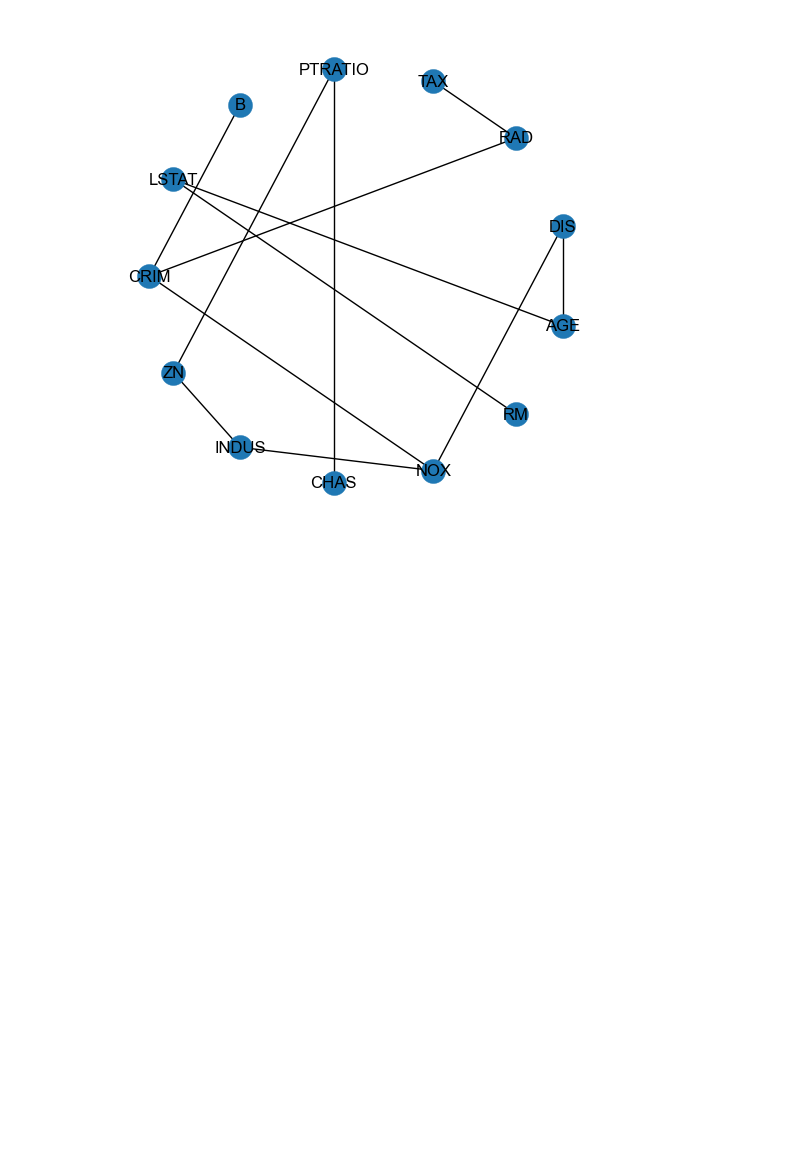
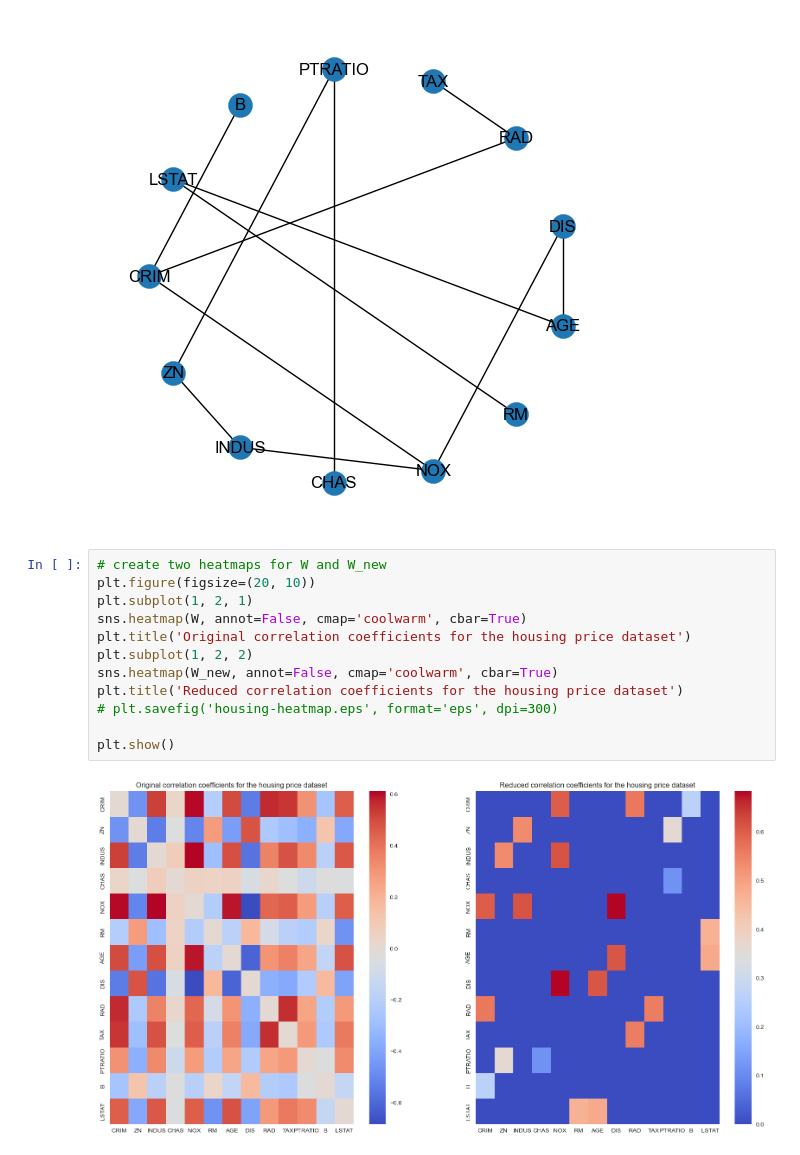
Before and after one commit to vectorsss/shapG, a Jupyter notebook: examples/xai.ipynb, the cells around one changed output. Cells and saved outputs as stored; diff of their text form; blank space fills up the shorter version.

```diff
--- a/examples/xai.ipynb
+++ b/examples/xai.ipynb
@@ -69,3 +78,17 @@ plot_graph(W, file_name=None)
 plot_graph(W_new, file_name=None)
 # %% [output]
 [figure]
+# %%
+# create two heatmaps for W and W_new
+plt.figure(figsize=(20, 10))
+plt.subplot(1, 2, 1)
+sns.heatmap(W, annot=False, cmap='coolwarm', cbar=True)
+plt.title('Original correlation coefficients for the housing price dataset')
+plt.subplot(1, 2, 2)
+sns.heatmap(W_new, annot=False, cmap='coolwarm', cbar=True)
+plt.title('Reduced correlation coefficients for the housing price dataset')
+# plt.savefig('housing-heatmap.eps', format='eps', dpi=300)
+
+plt.show()
+# %% [output]
+[figure, added]
```
Also changed, not shown: parts of 5 cells of this notebook.
